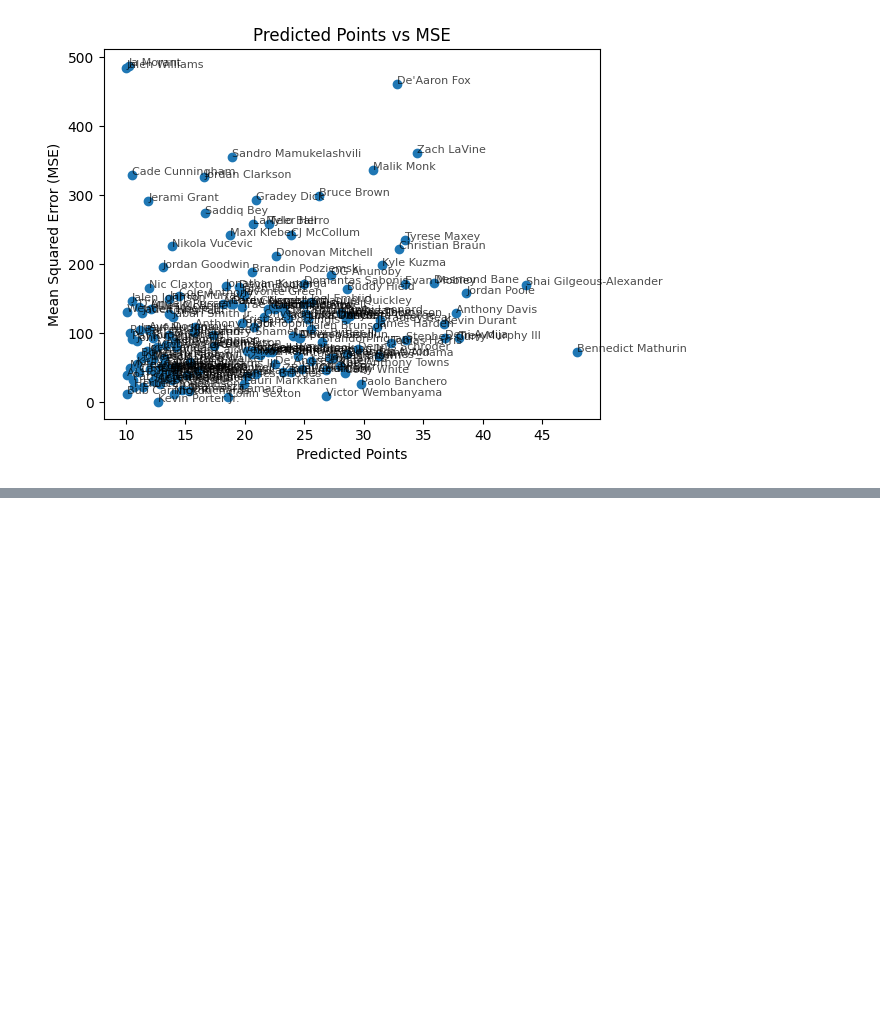
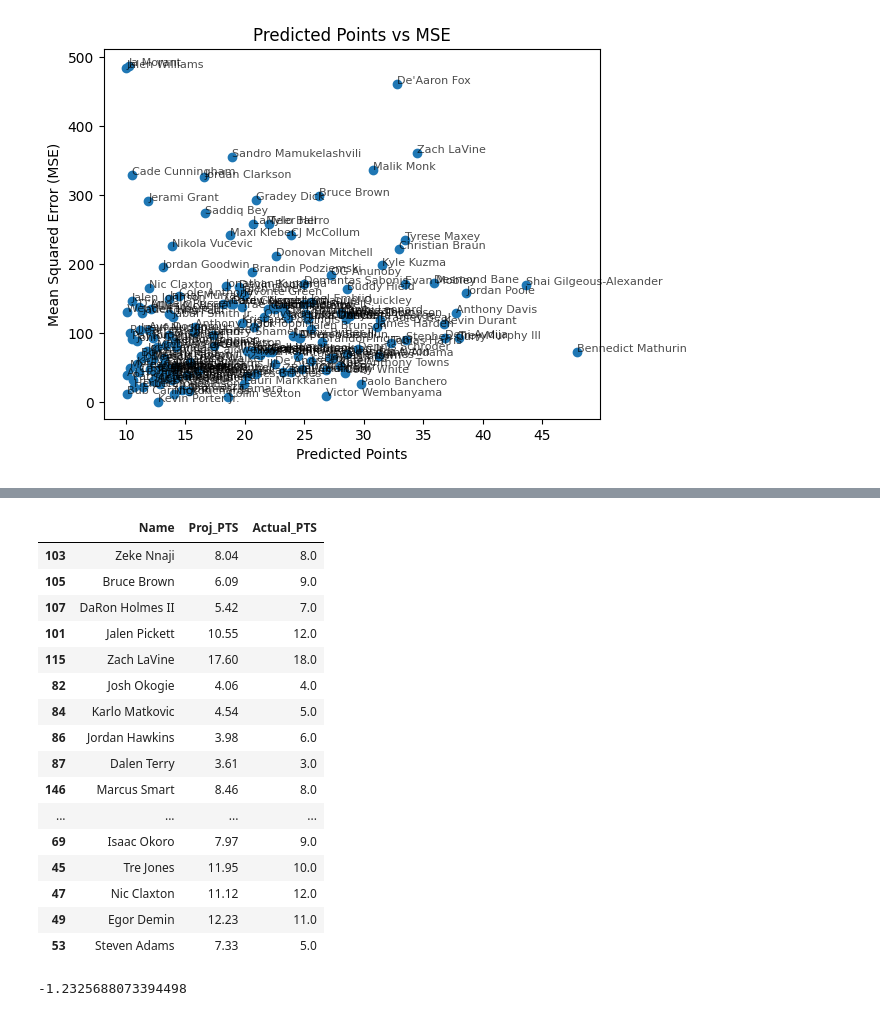
Before and after one commit to nikgup11/BoxScore-Bots, a Jupyter notebook: data-collection/projection_insight.ipynb, the cells around one changed output, grey strips where cells are left out. Cells and saved outputs as stored; diff of their text form; code cells hidden in the pictures; blank space fills up the shorter version.

```diff
--- a/data-collection/projection_insight.ipynb
+++ b/data-collection/projection_insight.ipynb
@@ -123,0 +113,32 @@ See the caveats in the documentation: https://pandas.pydata.org/pandas-docs/stab
+# %%
+tracking = pd.read_csv('./output_data/projection_tracking_rnn.csv')
+tracking.sort_values(by=['Game_Date'], ascending=True, inplace=True)
+# %%
+tracking_clean = tracking.dropna(subset=['Actual_PTS'])
+close_projections = tracking_clean[(abs(tracking_clean['Proj_PTS'] - tracking_clean['Actual_PTS']) <= 3) & (tracking_clean['Actual_PTS'] != 0) & (tracking_clean['Proj_PTS'] != 0)]
+close_projections[['Name', 'Proj_PTS', 'Actual_PTS']]
+# %% [output]
+|  | Name | Proj_PTS | Actual_PTS |
+| 103 | Zeke Nnaji | 8.04 | 8.0 |
+| 105 | Bruce Brown | 6.09 | 9.0 |
+| 107 | DaRon Holmes II | 5.42 | 7.0 |
+| 101 | Jalen Pickett | 10.55 | 12.0 |
+| 115 | Zach LaVine | 17.60 | 18.0 |
+| 82 | Josh Okogie | 4.06 | 4.0 |
+| 84 | Karlo Matkovic | 4.54 | 5.0 |
+| 86 | Jordan Hawkins | 3.98 | 6.0 |
+| 87 | Dalen Terry | 3.61 | 3.0 |
+| 146 | Marcus Smart | 8.46 | 8.0 |
+| ... | ... | ... | ... |
+| 69 | Isaac Okoro | 7.97 | 9.0 |
+| 45 | Tre Jones | 11.95 | 10.0 |
+| 47 | Nic Claxton | 11.12 | 12.0 |
+| 49 | Egor Demin | 12.23 | 11.0 |
+| 53 | Steven Adams | 7.33 | 5.0 |
+# %%
+# on average how far off are the projections?
+# if < 1 model is doing well
+average_dist = tracking_clean['Actual_PTS'] - tracking_clean['Proj_PTS']
+average_dist.mean()
+# %% [output]
+-1.2325688073394498
```
Also changed, not shown: parts of 6 cells of this notebook, 23 other files.
